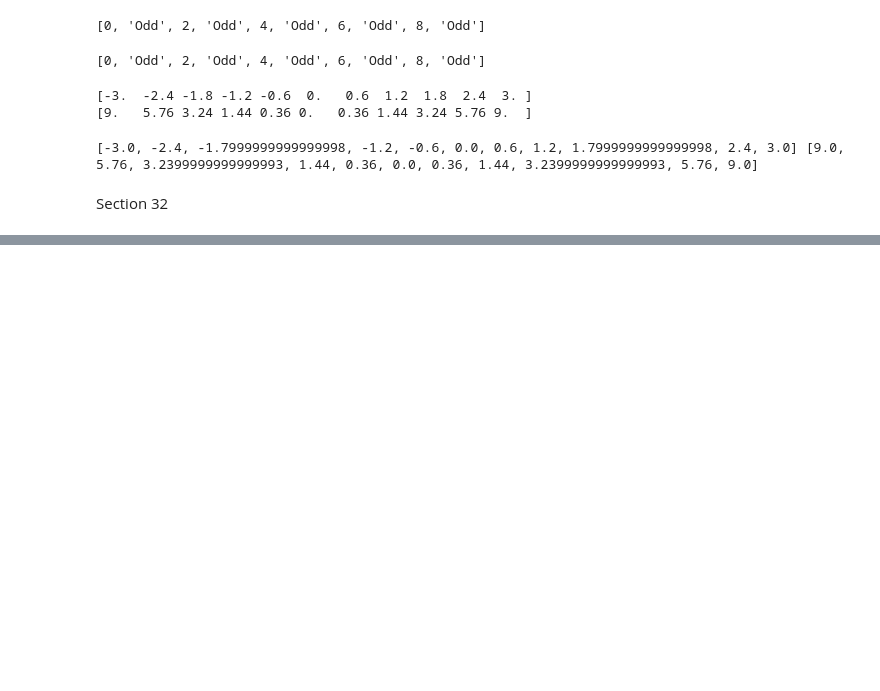
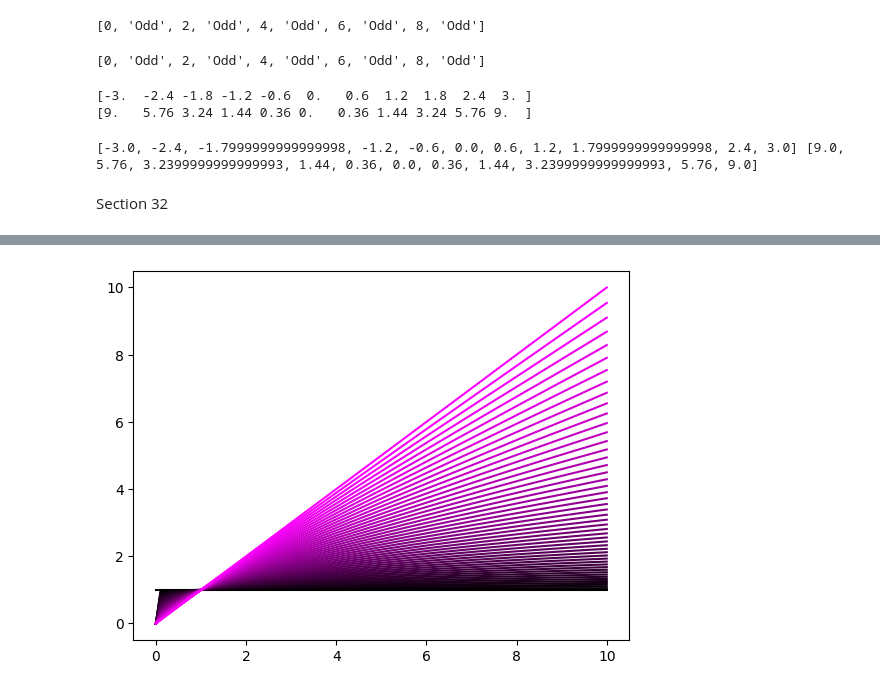
Before and after one commit to mateusvillarroel/PythonXCohen, a Jupyter notebook: Scientific_Python_MikeXCohen_Part1.ipynb, the cells around one changed output, grey strips where cells are left out. Cells and saved outputs as stored; diff of their text form; code cells hidden in the pictures; blank space fills up the shorter version.

```diff
--- a/Scientific_Python_MikeXCohen_Part1.ipynb
+++ b/Scientific_Python_MikeXCohen_Part1.ipynb
@@ -405,0 +511,14 @@ Section 32
+# %%
+ #exercise
+
+import matplotlib.pyplot as plt
+import numpy as np
+
+x = np.linspace(0,10,100)
+
+for i in np.linspace(0,1,50):
+  plt.plot(x,x**i,color = [i,0,i])
+
+plt.show()
+# %% [output]
+[figure, added]
```
Also changed, not shown: parts of 18 cells of this notebook.
